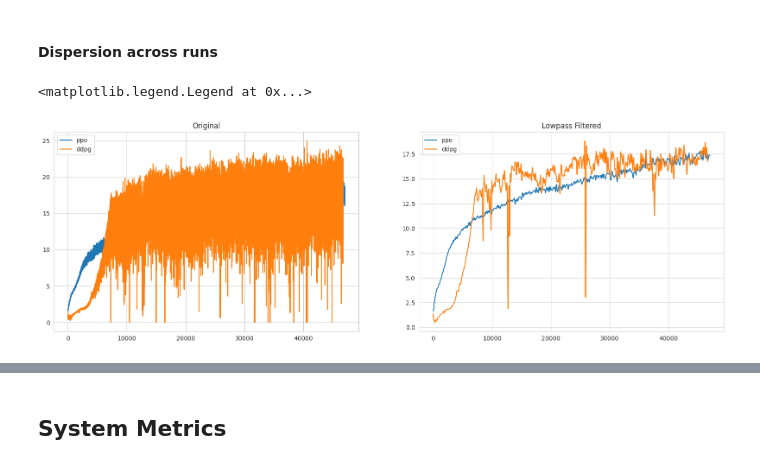
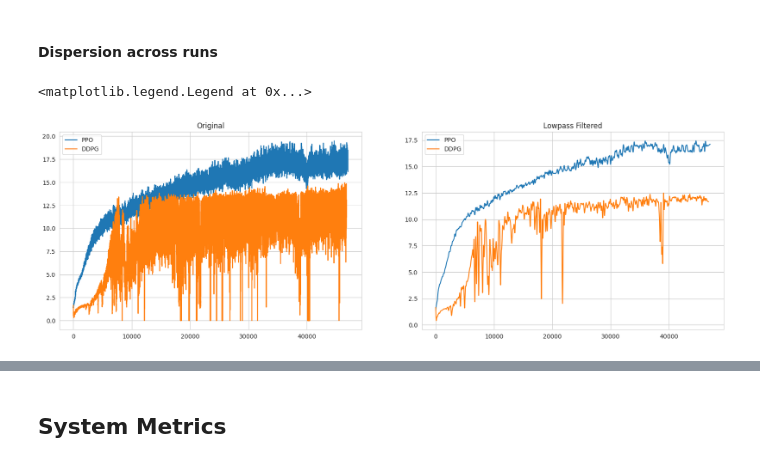
Before and after one commit to Farama-Foundation/A2Perf, a Jupyter notebook: viz/analysis/quadruped_locomotion/all_metrics.ipynb, the cells around one changed output, grey strips where cells are left out. Drawn from its saved outputs; the diff is of its cells as text; code cells hidden in the pictures.

Commit message:
Supporting inference for both PPO and DDPG locomotion

```diff
--- a/viz/analysis/quadruped_locomotion/all_metrics.ipynb
+++ b/viz/analysis/quadruped_locomotion/all_metrics.ipynb
@@ -86,7 +103,7 @@ experiment_base_dir = os.path.join(base_dir, domain, 'debug' if debug else '',
 # reduce all seeds over all algorithms to a single list
 
 for algo in algo_to_exp_dict.keys():
-  experiment_path = os.path.join(experiment_base_dir, algo,
+  experiment_path = os.path.join(experiment_base_dir, algo.lower(),
                                  algo_to_exp_dict[algo],
                                  f'**/tensorboard/{algo.upper()}_0_1/*events*')
   print(f'Experiment Path: {experiment_path}')
@@ -287,4 +320,0 @@ plt.show()
-# %%
-# convert timestamp to datetime
-all_df['timestamp_dt'] = pd.to_datetime(all_df['timestamp'])
-all_df['timestamp_dt'].dtype
@@ -343,0 +334,31 @@ plt.show()
+# %%
+
+# Set the style of the plot to be more professional
+sns.set_style("whitegrid")
+
+# Create a larger figure size for better visibility
+plt.figure(figsize=(12, 6))
+step_to_plot = all_df['timestamp_adjusted'] / 3600  # Convert to hours
+# Plot the data
+axes = sns.lineplot(x=step_to_plot, y='episode_reward', hue='algo', data=all_df,
+                    errorbar='sd', palette='colorblind', )
+
+for line in axes.lines:
+  line.set_alpha(0.75)
+
+# Set the labels and titles
+axes.set_xlabel('Duration', fontsize=14)
+axes.set_ylabel('Episode Reward', fontsize=14)
+axes.set_title('PPO vs. DDPG -- Duration', fontsize=16)
+
+# Improve the legend
+axes.legend(title='Algorithm', loc='upper left', fontsize='medium')
+
+# Fine-tuning for professional appearance
+axes.tick_params(labelsize=12)
+sns.despine()
+
+# Stop the plot at 8 hours
+axes.set_xlim(0, 8)
+# Show the plot
+plt.show()
@@ -776,32 +890,32 @@ def lowpass_filter(curve, lowpass_thresh):
 # %%
 # Plot the first curve before and after lowpass filtering
 # curve = ep_rew_clean[ep_rew_clean['seed'] == '37']['value'].values
 # lowpass_curve = lowpass_filter(curve, lowpass_thresh=0.01)
 
-ppo_curve = all_df[(all_df['algo'] == 'ppo') & (all_df['seed'] == 37)][
+ppo_curve = all_df[(all_df['algo'] == 'PPO') & (all_df['seed'] == 303)][
   'episode_reward'].values
 
-ddpg_curve = all_df[(all_df['algo'] == 'ddpg') & (all_df['seed'] == 23)][
+ddpg_curve = all_df[(all_df['algo'] == 'DDPG') & (all_df['seed'] == 303)][
   'episode_reward'].values
 
 low_pass_ppo_curve = lowpass_filter(ppo_curve, lowpass_thresh=0.01)
 low_pass_ddpg_curve = lowpass_filter(ddpg_curve, lowpass_thresh=0.01)
 
 # plot both curves with the original on the left, and lowpass on the right
 fig, axes = plt.subplots(1, 2, figsize=(20, 6))
 axes[0].plot(ppo_curve)
 axes[0].plot(ddpg_curve)
 axes[0].set_title('Original')
 axes[1].plot(low_pass_ppo_curve)
 axes[1].plot(low_pass_ddpg_curve)
 axes[1].set_title('Lowpass Filtered')
 
 #add a legend so it's easy to read
-axes[0].legend(['ppo', 'ddpg'])
-axes[1].legend(['ppo', 'ddpg'])
+axes[0].legend(['PPO', 'DDPG'])
+axes[1].legend(['PPO', 'DDPG'])
 # %% [output]
 <matplotlib.legend.Legend at 0x...>
-[figure, old version]
+[figure, new version]
 # %%
 # For each algo, compute a new df with the lowpass filtered curves
 lowpass_df = pd.DataFrame()
```
Also changed, not shown: parts of 50 cells of this notebook, 7 other files.
